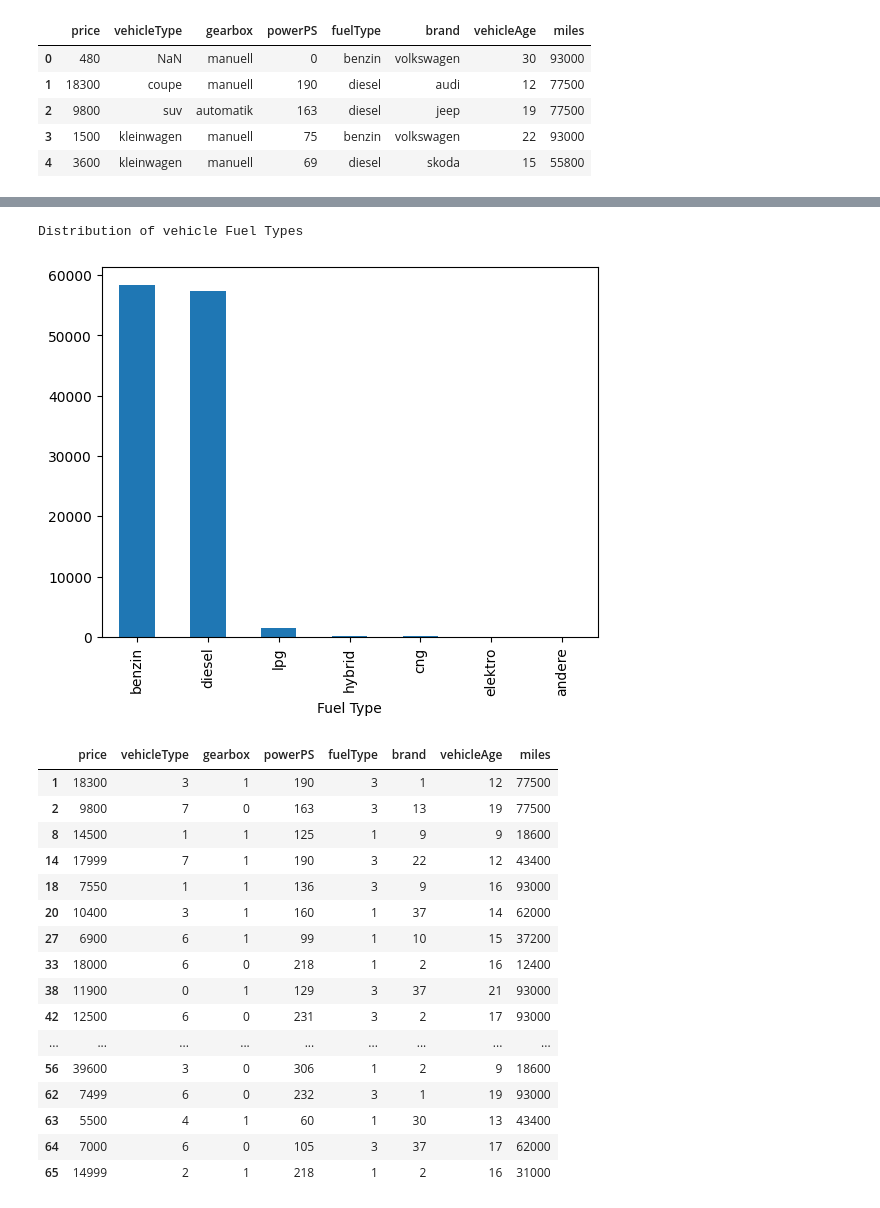
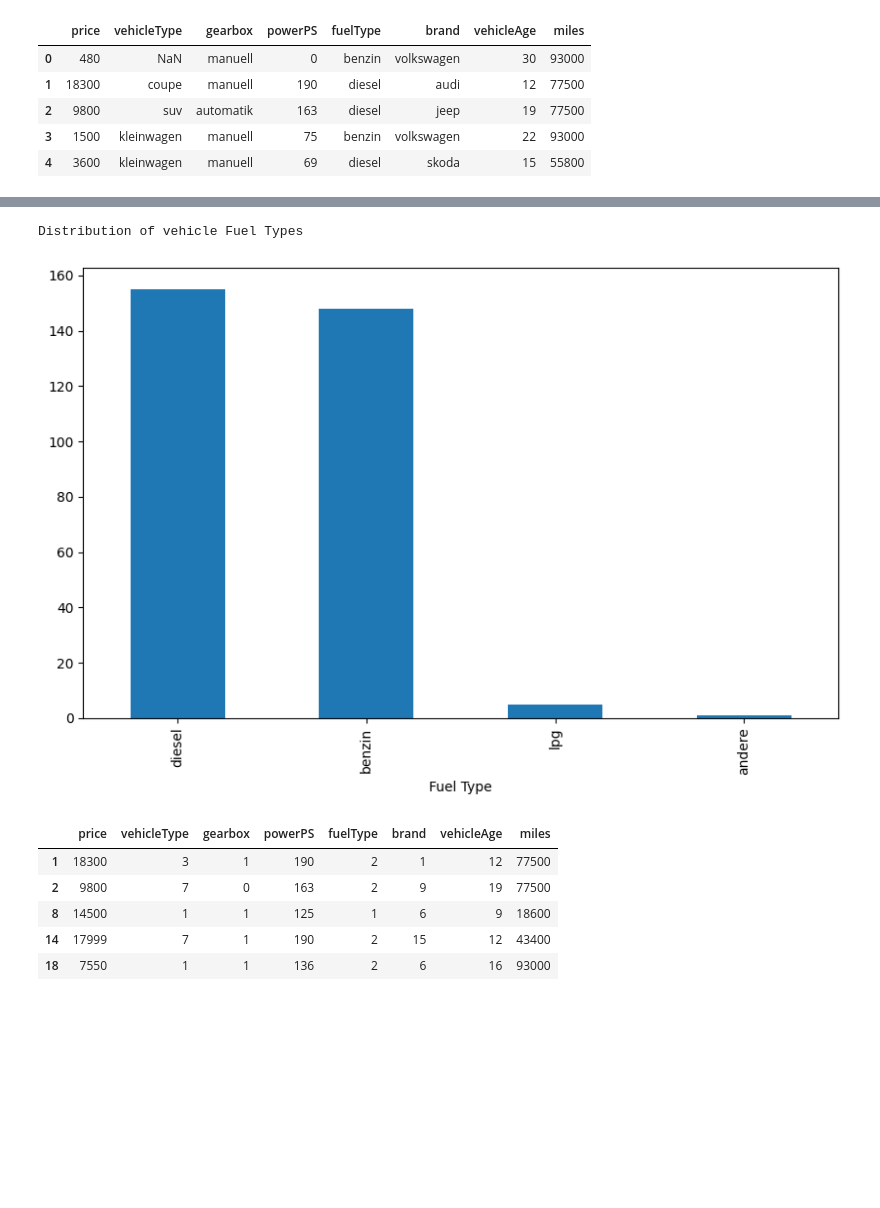
Before and after one commit to DarrionG/used_car_prices, a Jupyter notebook: linear_reg.ipynb, the cells around one changed output, grey strips where cells are left out. Saved outputs shown, nothing was run; the diff lists cells and outputs as text; code cells hidden in the pictures; blank space fills up the shorter version.

```diff
--- a/linear_reg.ipynb
+++ b/linear_reg.ipynb
@@ -15,6 +16,8 @@ import seaborn as sns
 # %%
 # Import the data set
 data = pd.read_csv("./data/autos.csv")
+
+data.drop(data.index[1000:], inplace=True)
 # Get info on the data
 data.info()
 # %% [output]
@@ -95,6 +103,8 @@ memory usage: 22.7+ MB
 data.dropna(inplace=True)
 
 #Drop any outliers in the vehicleAge column
-data.drop(data[(data['vehicleAge'] < 0) | (data['vehicleAge'] > 50)].index, inplace=True)
+data.drop(data[(data['vehicleAge'] < 0) | (data['vehicleAge'] > 75)].index, inplace=True)
 
-data.drop(data[(data['price'] > 300000) | (data['price'] < 5000)].index, inplace=True)
+data.drop(data[(data['price'] > 100000) | (data['price'] < 5000)].index, inplace=True)
+
+data.drop(data[(data['powerPS'] < 70)].index, inplace=True)
@@ -169,7 +165,7 @@ data['fuelType'].value_counts().plot(kind='bar', xlabel="Fuel Type")
 print("Distribution of vehicle Fuel Types")
 # %% [output]
 Distribution of vehicle Fuel Types
-[figure, old version]
+[figure, new version]
 # %%
 #Catagorize objects into numerical values
 columns = ['vehicleType', 'gearbox', 'fuelType', 'brand']
@@ -179,25 +175,14 @@ le = LabelEncoder()
 for feature in columns:
     data[feature] = le.fit_transform(data[feature])
 # %%
-data.head(20)
+data.head()
 # %% [output]
 |  | price | vehicleType | gearbox | powerPS | fuelType | brand | vehicleAge | miles |
-| 1 | 18300 | 3 | 1 | 190 | 3 | 1 | 12 | 77500 |
-| 2 | 9800 | 7 | 0 | 163 | 3 | 13 | 19 | 77500 |
-| 8 | 14500 | 1 | 1 | 125 | 1 | 9 | 9 | 18600 |
-| 14 | 17999 | 7 | 1 | 190 | 3 | 22 | 12 | 43400 |
-| 18 | 7550 | 1 | 1 | 136 | 3 | 9 | 16 | 93000 |
-| 20 | 10400 | 3 | 1 | 160 | 1 | 37 | 14 | 62000 |
-| 27 | 6900 | 6 | 1 | 99 | 1 | 10 | 15 | 37200 |
-| 33 | 18000 | 6 | 0 | 218 | 1 | 2 | 16 | 12400 |
-| 38 | 11900 | 0 | 1 | 129 | 3 | 37 | 21 | 93000 |
-| 42 | 12500 | 6 | 0 | 231 | 3 | 2 | 17 | 93000 |
-| ... | ... | ... | ... | ... | ... | ... | ... | ... |
-| 56 | 39600 | 3 | 0 | 306 | 1 | 2 | 9 | 18600 |
-| 62 | 7499 | 6 | 0 | 232 | 3 | 1 | 19 | 93000 |
-| 63 | 5500 | 4 | 1 | 60 | 1 | 30 | 13 | 43400 |
-| 64 | 7000 | 6 | 0 | 105 | 3 | 37 | 17 | 62000 |
-| 65 | 14999 | 2 | 1 | 218 | 1 | 2 | 16 | 31000 |
+| 1 | 18300 | 3 | 1 | 190 | 2 | 1 | 12 | 77500 |
+| 2 | 9800 | 7 | 0 | 163 | 2 | 9 | 19 | 77500 |
+| 8 | 14500 | 1 | 1 | 125 | 1 | 6 | 9 | 18600 |
+| 14 | 17999 | 7 | 1 | 190 | 2 | 15 | 12 | 43400 |
+| 18 | 7550 | 1 | 1 | 136 | 2 | 6 | 16 | 93000 |
 # %%
 plt.figure(figsize=(16,5))
 sns.heatmap(data.corr(), annot=True, cmap="coolwarm")
```
Also changed, not shown: parts of 18 cells of this notebook, 2 other files.
